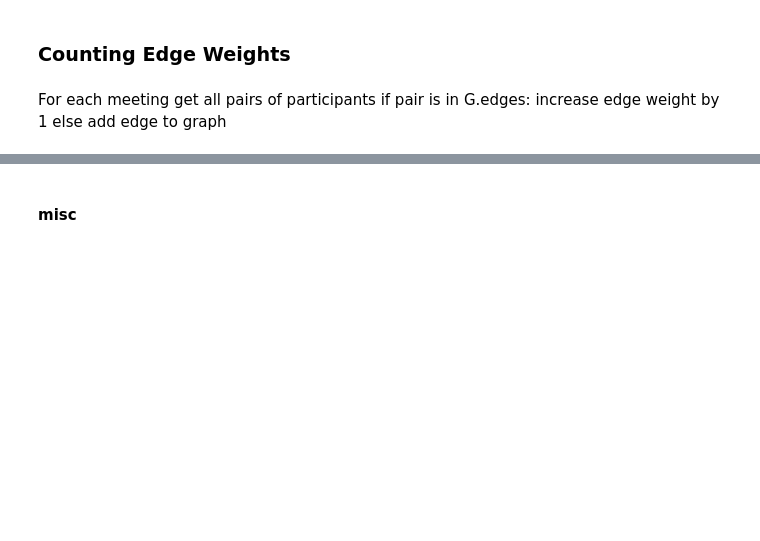
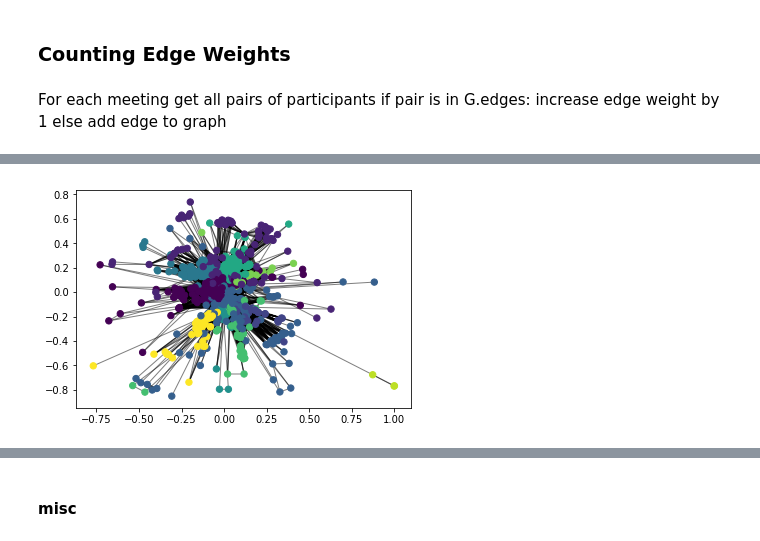
Before and after one commit to Nadinma/graph_project, a Jupyter notebook: graph_serach_project.ipynb, the cells around one changed output, grey strips where cells are left out. Drawn from its saved outputs; the diff is of its cells as text; code cells hidden in the pictures; blank space fills up the shorter version.

Commit message:
first draft

```diff
--- a/graph_serach_project.ipynb
+++ b/graph_serach_project.ipynb
@@ -247,0 +308,20 @@ for u,v,d in G_mat.edges(data=True):
+# %%
+# load the karate club graph
+#G = nx.karate_club_graph()
+
+#first compute the best partition
+partition = community_louvain.best_partition(G_sub)
+
+# compute the best partition
+#partition = community_louvain.best_partition(G_sub)
+
+# draw the graph
+pos = nx.spring_layout(G_sub)
+# color the nodes according to their partition
+cmap = cm.get_cmap('viridis', max(partition.values()) + 1)
+nx.draw_networkx_nodes(G_sub, pos, partition.keys(), node_size=40,
+                       cmap=cmap, node_color=list(partition.values()))
+nx.draw_networkx_edges(G_sub, pos, alpha=0.5)
+plt.show()
+# %% [output]
+[figure, added]
```
Also changed, not shown: parts of 46 cells of this notebook, 1 other file.
